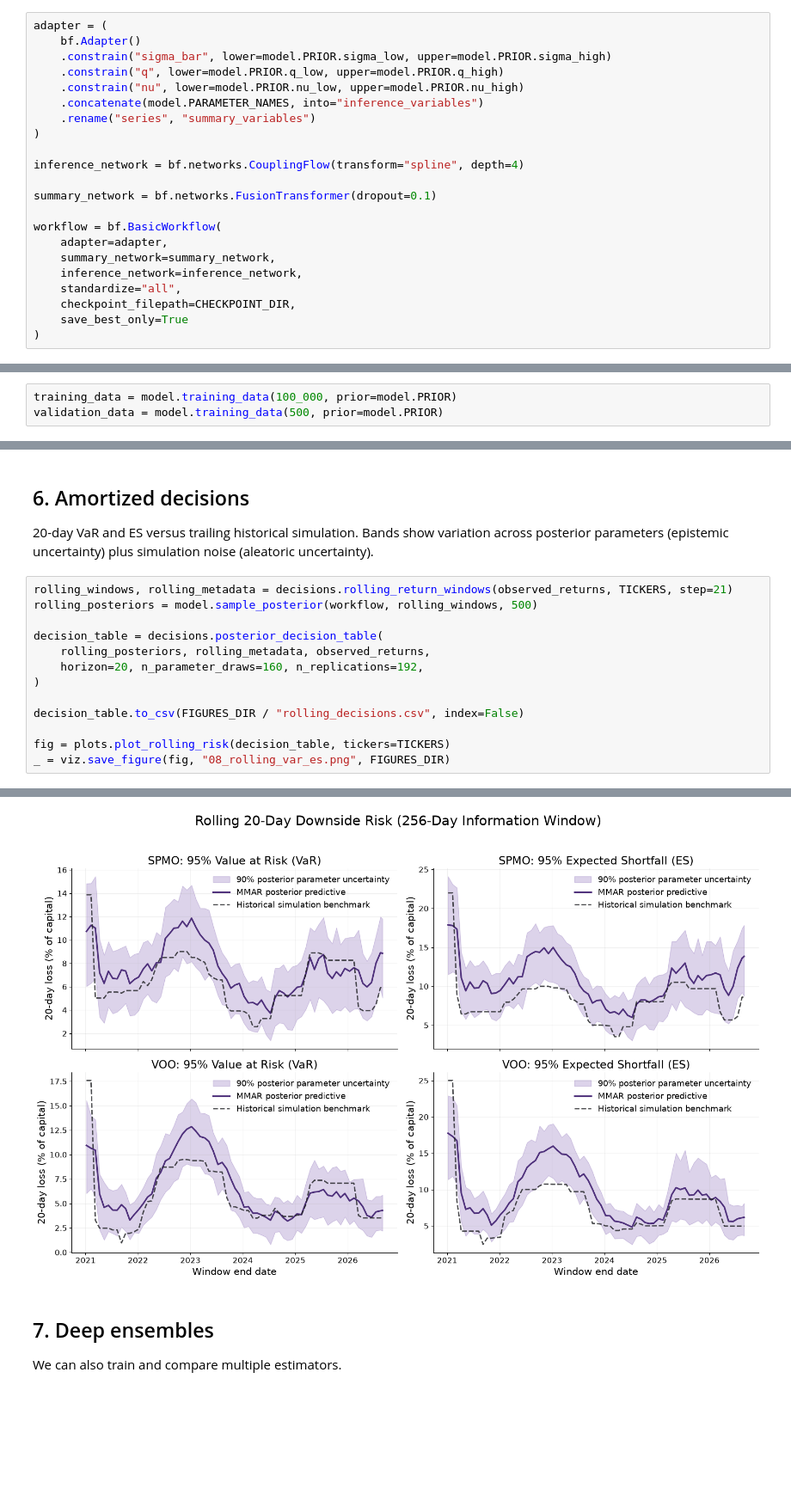
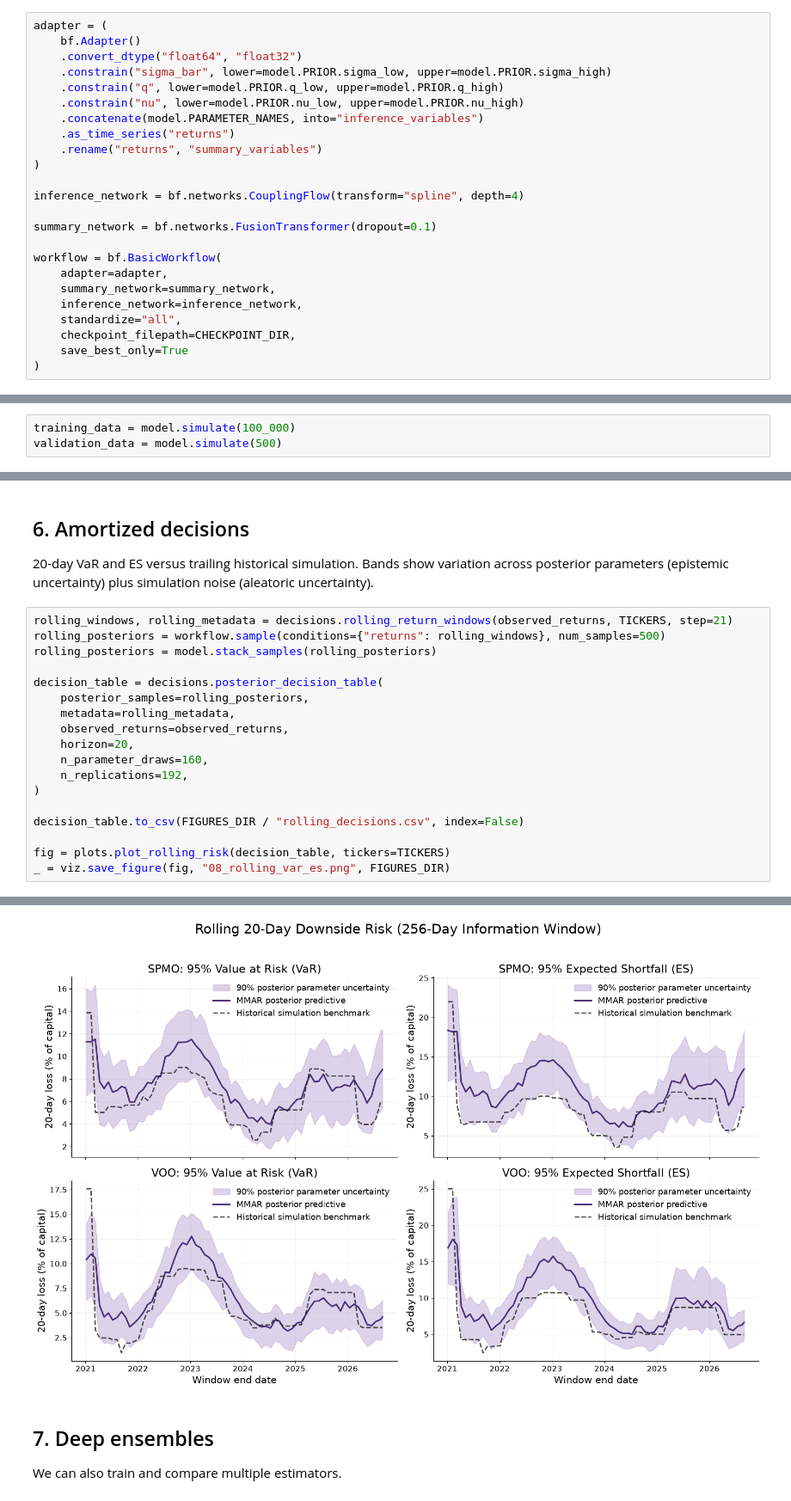
Before and after one commit to stefanradev93/amortized-fractals, a Jupyter notebook: mmar_univariate.ipynb, the cells around one changed output, grey strips where cells are left out. Shown at 86% size. Cells and saved outputs as stored; diff of their text form; blank space fills up the shorter version.

```diff
--- a/mmar_univariate.ipynb
+++ b/mmar_univariate.ipynb
@@ -94,11 +94,13 @@ $\mu$ stays unbounded. The FusionTransformer receives raw decimal returns, witho
 # %%
 adapter = (
     bf.Adapter()
+    .convert_dtype("float64", "float32")
     .constrain("sigma_bar", lower=model.PRIOR.sigma_low, upper=model.PRIOR.sigma_high)
     .constrain("q", lower=model.PRIOR.q_low, upper=model.PRIOR.q_high)
     .constrain("nu", lower=model.PRIOR.nu_low, upper=model.PRIOR.nu_high)
     .concatenate(model.PARAMETER_NAMES, into="inference_variables")
-    .rename("series", "summary_variables")
+    .as_time_series("returns")
+    .rename("returns", "summary_variables")
 )
 
 inference_network = bf.networks.CouplingFlow(transform="spline", depth=4)
@@ -116,6 +122,6 @@ workflow = bf.BasicWorkflow(
 # %%
-training_data = model.training_data(100_000, prior=model.PRIOR)
-validation_data = model.training_data(500, prior=model.PRIOR)
+training_data = model.simulate(100_000)
+validation_data = model.simulate(500)
 # %%
 history = workflow.fit_offline(
     data=training_data,
@@ -196,11 +205,16 @@ INFO:bayesflow:Sampling completed in 7.15 seconds.
 parameters (epistemic uncertainty) plus simulation noise (aleatoric uncertainty).
 # %%
 rolling_windows, rolling_metadata = decisions.rolling_return_windows(observed_returns, TICKERS, step=21)
-rolling_posteriors = model.sample_posterior(workflow, rolling_windows, 500)
+rolling_posteriors = workflow.sample(conditions={"returns": rolling_windows}, num_samples=500)
+rolling_posteriors = model.stack_samples(rolling_posteriors)
 
 decision_table = decisions.posterior_decision_table(
-    rolling_posteriors, rolling_metadata, observed_returns,
-    horizon=20, n_parameter_draws=160, n_replications=192,
+    posterior_samples=rolling_posteriors,
+    metadata=rolling_metadata,
+    observed_returns=observed_returns,
+    horizon=20,
+    n_parameter_draws=160,
+    n_replications=192,
 )
 
 decision_table.to_csv(FIGURES_DIR / "rolling_decisions.csv", index=False)
@@ -212,4 +226,4 @@ INFO:bayesflow:Sampling completed in 10.54 seconds.
-[figure, old version]
+[figure, new version]
 # %% [markdown]
 ## 7. Deep ensembles
 
```
Also changed, not shown: parts of 15 cells of this notebook, 10 other files.
